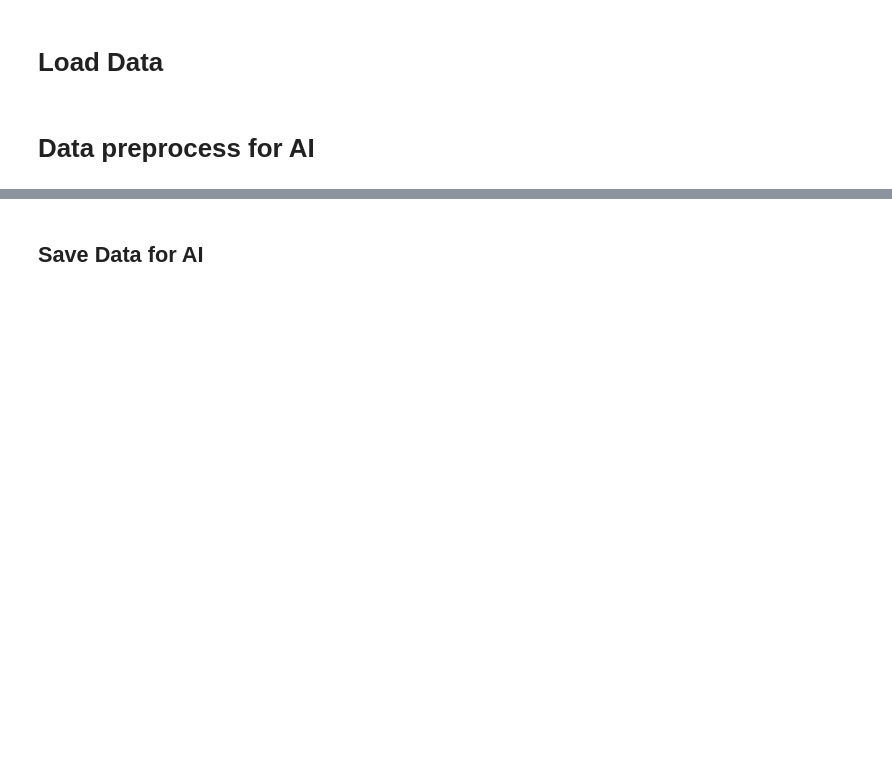
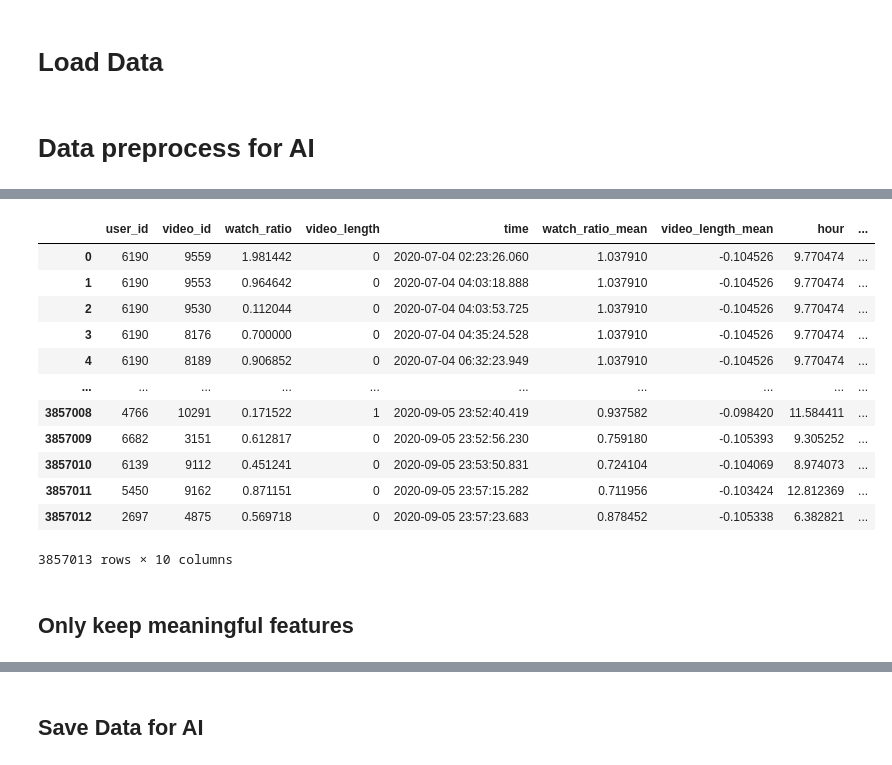
Before and after one commit to Noctilly/FinalProject_2025_LucasTilly, a Jupyter notebook: 3_feature_engineering.ipynb, the cells around one changed output, grey strips where cells are left out. Drawn from its saved outputs; the diff is of its cells as text; code cells hidden in the pictures; blank space fills up the shorter version.

```diff
--- a/3_feature_engineering.ipynb
+++ b/3_feature_engineering.ipynb
@@ -57,3 +60,59 @@ data_for_ai
+# %%
+df = data_for_ai
+
+# Step 1: Sort by time
+df['time'] = pd.to_datetime(df['time'])
+df = df.sort_values('time').reset_index(drop=True)
+
+# Step 2: Compute prior video mean (exclude current row using shift)
+df['video_watch_ratio_prior_mean'] = (
+    df
+    .groupby('video_id')['watch_ratio']
+    .transform(lambda x: x.shift().expanding().mean())
+)
+
+# Step 3: Explode friends
+df_exploded = df.explode('friend_list').rename(columns={'friend_list': 'friend_id'})
+
+# Step 4: Join back with historical data for that friend + video (prior to time)
+friend_history = df[['user_id', 'video_id', 'time', 'watch_ratio']].copy()
+friend_history.columns = ['friend_id', 'video_id', 'friend_time', 'friend_watch_ratio']
+
+# Step 5: Merge and filter only past friend data
+merged = df_exploded.merge(friend_history, on=['friend_id', 'video_id'], how='left')
+merged = merged[merged['friend_time'] < merged['time']]
+
+# Step 6: Compute friend mean
+friend_means = (
+    merged
+    .groupby(['user_id', 'video_id', 'time'])['friend_watch_ratio']
+    .mean()
+    .reset_index()
+    .rename(columns={'friend_watch_ratio': 'friend_watch_ratio_prior_mean'})
+)
+
+# Step 7: Merge back friend means and fallback to video means
+df = df.merge(friend_means, on=['user_id', 'video_id', 'time'], how='left')
+df['watch_ratio_prior_mean'] = df['friend_watch_ratio_prior_mean'].fillna(df['video_watch_ratio_prior_mean'])
+
+# Optional cleanup
+df = df.drop(columns=['friend_watch_ratio_prior_mean', 'video_watch_ratio_prior_mean'])
+# %%
+df
+# %% [output]
+|  | user_id | video_id | watch_ratio | video_length | time | watch_ratio_mean | video_length_mean | hour | ... |
+| 0 | 6190 | 9559 | 1.981442 | 0 | 2020-07-04 02:23:26.060 | 1.037910 | -0.104526 | 9.770474 | ... |
+| 1 | 6190 | 9553 | 0.964642 | 0 | 2020-07-04 04:03:18.888 | 1.037910 | -0.104526 | 9.770474 | ... |
+| 2 | 6190 | 9530 | 0.112044 | 0 | 2020-07-04 04:03:53.725 | 1.037910 | -0.104526 | 9.770474 | ... |
+| 3 | 6190 | 8176 | 0.700000 | 0 | 2020-07-04 04:35:24.528 | 1.037910 | -0.104526 | 9.770474 | ... |
+| 4 | 6190 | 8189 | 0.906852 | 0 | 2020-07-04 06:32:23.949 | 1.037910 | -0.104526 | 9.770474 | ... |
+| ... | ... | ... | ... | ... | ... | ... | ... | ... | ... |
+| 3857008 | 4766 | 10291 | 0.171522 | 1 | 2020-09-05 23:52:40.419 | 0.937582 | -0.098420 | 11.584411 | ... |
+| 3857009 | 6682 | 3151 | 0.612817 | 0 | 2020-09-05 23:52:56.230 | 0.759180 | -0.105393 | 9.305252 | ... |
+| 3857010 | 6139 | 9112 | 0.451241 | 0 | 2020-09-05 23:53:50.831 | 0.724104 | -0.104069 | 8.974073 | ... |
+| 3857011 | 5450 | 9162 | 0.871151 | 0 | 2020-09-05 23:57:15.282 | 0.711956 | -0.103424 | 12.812369 | ... |
+| 3857012 | 2697 | 4875 | 0.569718 | 0 | 2020-09-05 23:57:23.683 | 0.878452 | -0.105338 | 6.382821 | ... |
+3857013 rows × 10 columns
 # %%
 def range_to_mean(val):
     if '500+' in val:
@@ -93,3 +152,5 @@ final_data['fans_user_num_range'] = final_data['fans_user_num_range'].apply(rang
 final_data['friend_user_num_range'] = final_data['friend_user_num_range'].apply(range_to_mean_bis)
 final_data['register_days_range'] = final_data['register_days_range'].apply(days_to_mean)
 final_data = final_data.fillna(0)
+# %% [markdown]
+## Only keep meaningful features
```
Also changed, not shown: parts of 7 cells of this notebook, 2 other files.
